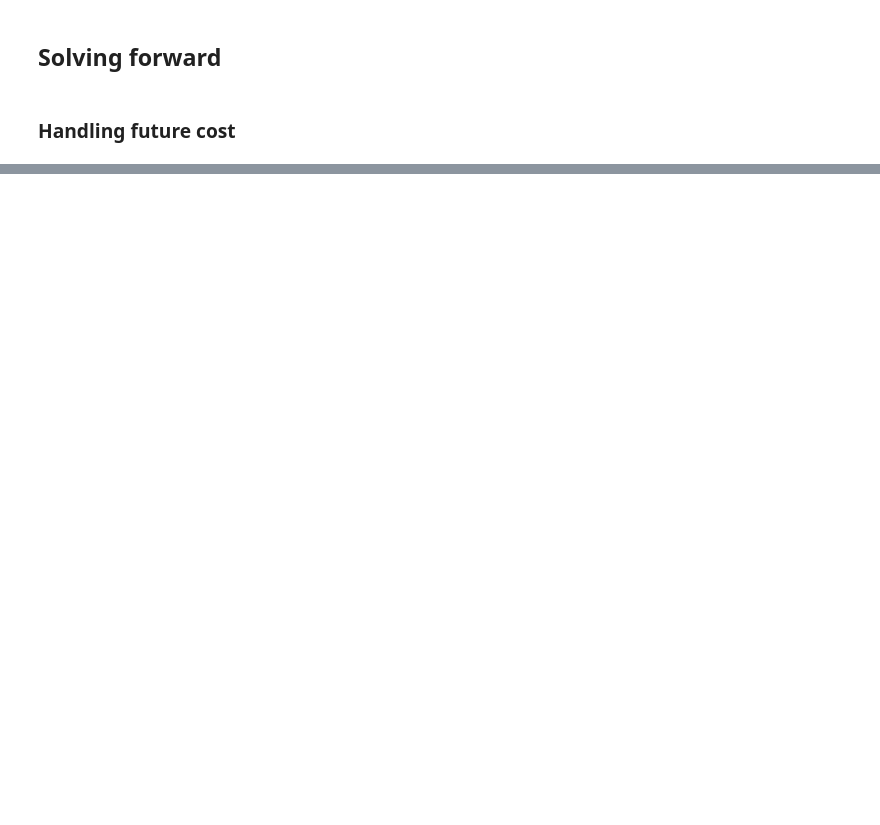
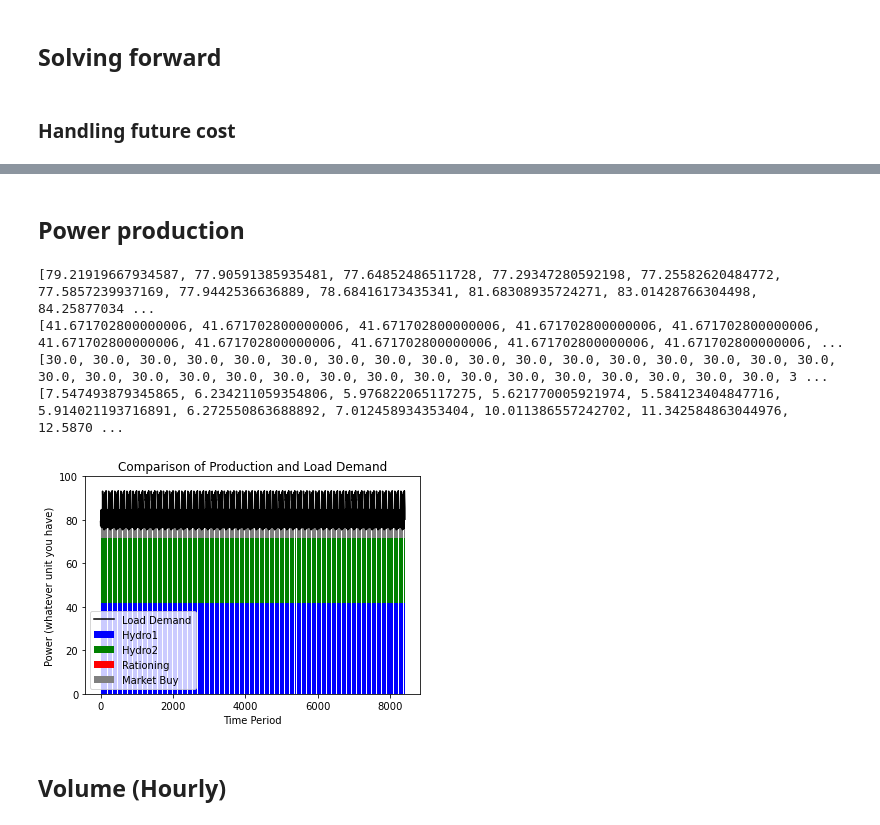
Before and after one commit to BenjaminTro/Preliminary-project, a Jupyter notebook: SDP_Forward FCALPHA.ipynb, the cells around one changed output, grey strips where cells are left out. Cells and saved outputs as stored; diff of their text form; code cells hidden in the pictures; blank space fills up the shorter version.

```diff
--- a/SDP_Forward FCALPHA.ipynb
+++ b/SDP_Forward FCALPHA.ipynb
@@ -520,0 +551,47 @@ This is the alpha value: 177447.22054886713
+# %% [markdown]
+## Power production
+# %%
+# Calculate the bottom values for Hydro2 and market_buy to stack them on Hydro1
+#bottom_hydro2 = np.add(production_hydro1, production_hydro2)
+
+print((load))
+print((production_hydro1))
+print(production_hydro2)
+print((market_buy))
+print(rationing)
+
+rationing_array = np.array(rationing)
+
+# Create the stacked bar plot
+fig, ax = plt.subplots()
+
+# Plot Hydro1 production
+ax.bar(np.arange(len(production_hydro1)), production_hydro1, label='Hydro1', color = 'blue')
+
+# Plot Hydro2 production stacked on Hydro1
+ax.bar(np.arange(len(production_hydro2)), production_hydro2, bottom=production_hydro1, label='Hydro2', color='green')
+
+ax.bar(np.arange(len(rationing)), rationing, bottom=np.add(production_hydro1,production_hydro2), label='Rationing', color='red')
+
+# Plot market buy stacked on Hydro2
+ax.bar(np.arange(len(market_buy)), market_buy, bottom=np.add(production_hydro1,production_hydro2,rationing_array), label='Market Buy', color='grey')
+
+# Plot load demand as a curve above the bars
+ax.plot(np.arange(len(load)), load, label='Load Demand', color='black')
+
+# Customize the plot
+ax.set_xlabel('Time Period')
+ax.set_ylabel('Power (whatever unit you have)')
+ax.set_title('Comparison of Production and Load Demand')
+ax.legend()
+ax.set_ylim(0, 100)
+# Show the plot
+plt.show()
+# %% [output]
+[79.21919667934587, 77.90591385935481, 77.64852486511728, 77.29347280592198, 77.25582620484772, 77.5857239937169, 77.9442536636889, 78.68416173435341, 81.68308935724271, 83.01428766304498, 84.25877034 ...
+[41.671702800000006, 41.671702800000006, 41.671702800000006, 41.671702800000006, 41.671702800000006, 41.671702800000006, 41.671702800000006, 41.671702800000006, 41.671702800000006, 41.671702800000006, ...
+[30.0, 30.0, 30.0, 30.0, 30.0, 30.0, 30.0, 30.0, 30.0, 30.0, 30.0, 30.0, 30.0, 30.0, 30.0, 30.0, 30.0, 30.0, 30.0, 30.0, 30.0, 30.0, 30.0, 30.0, 30.0, 30.0, 30.0, 30.0, 30.0, 30.0, 30.0, 30.0, 30.0, 3 ...
+[7.547493879345865, 6.234211059354806, 5.976822065117275, 5.621770005921974, 5.584123404847716, 5.914021193716891, 6.272550863688892, 7.012458934353404, 10.011386557242702, 11.342584863044976, 12.5870 ...
+[figure, added]
+# %% [markdown]
+## Volume (Hourly)
```
Also changed, not shown: parts of 26 cells of this notebook.
